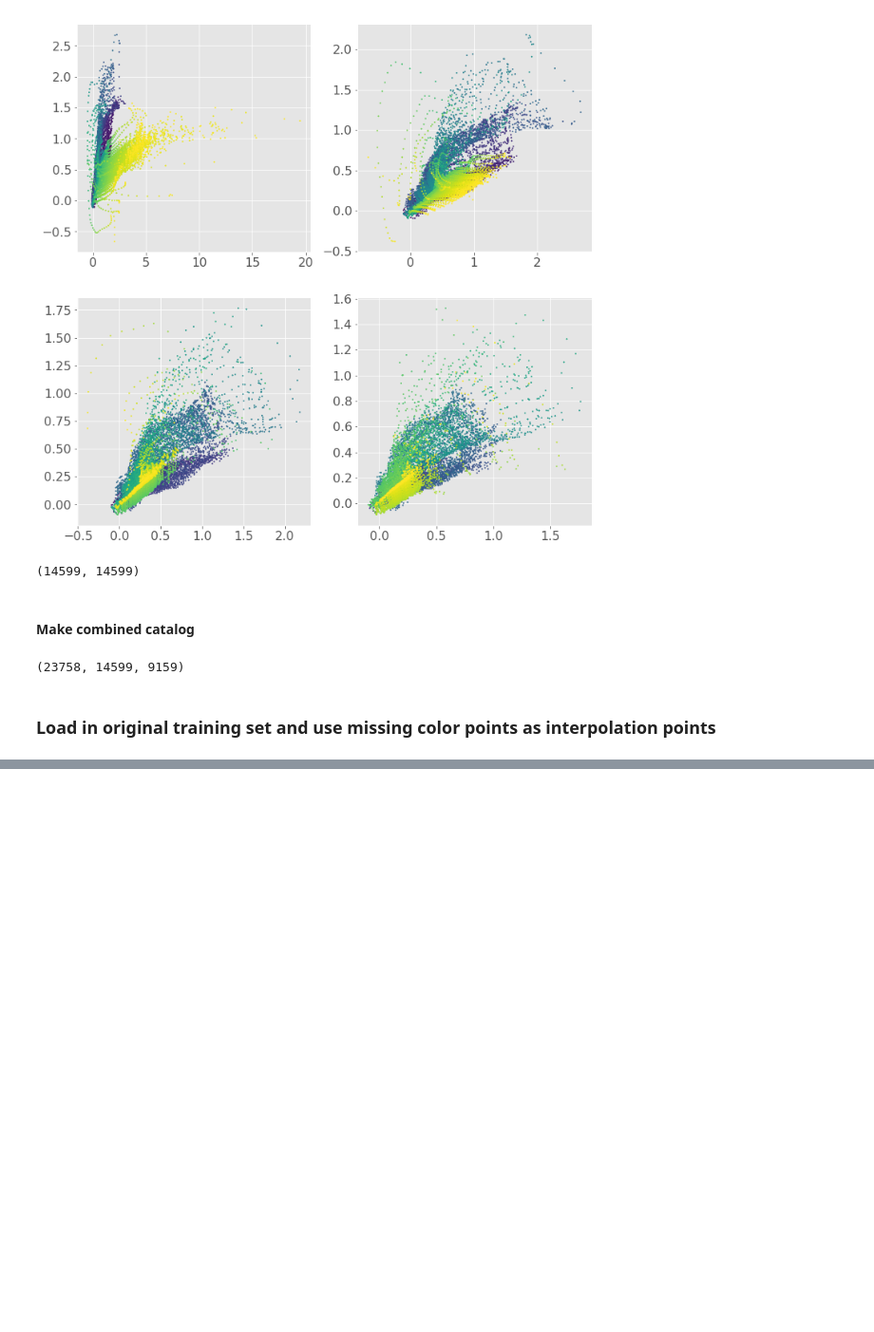
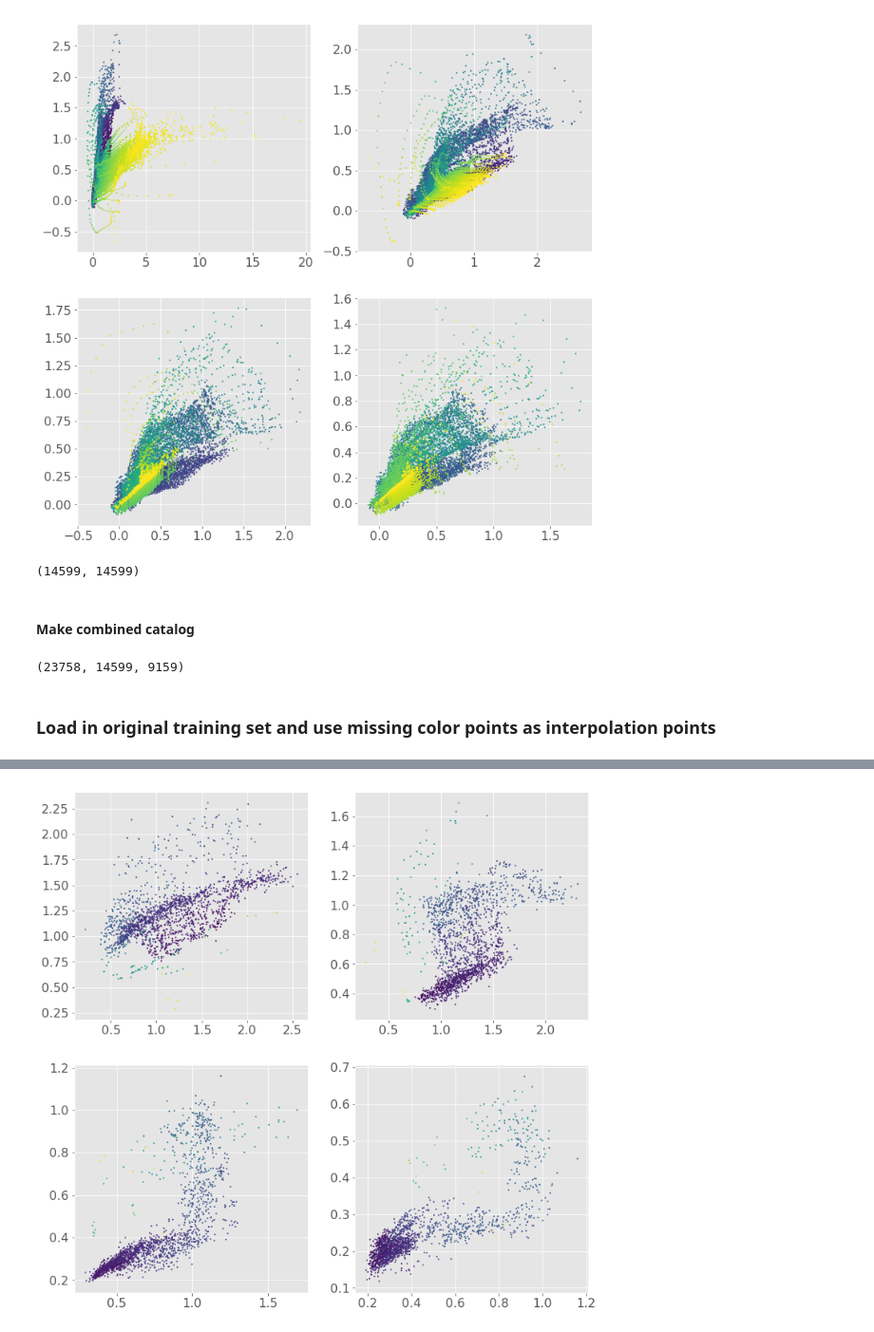
Before and after one commit to jbkalmbach/old_pam, a Jupyter notebook: examples/template_design.ipynb, the cells around one changed output, grey strips where cells are left out. Shown at 95% size. Saved outputs shown, nothing was run; the diff lists cells and outputs as text; code cells hidden in the pictures; blank space fills up the shorter version.

```diff
--- a/examples/template_design.ipynb
+++ b/examples/template_design.ipynb
@@ -250,0 +297,2 @@ missing_training.head()
+# %%
+d2, i2 = nbrs_2.kneighbors(sim_cat_df[['u-g', 'g-r', 'r-i', 'i-z', 'z-y']].values)
@@ -262,0 +321,9 @@ for i in range(4):
+# %%
+fig = plt.figure(figsize=(12,12))
+for i in range(4):
+    fig.add_subplot(2,2,i+1)
+    plt.scatter(sim_target['%s-%s' % (filters[i], filters[i+1])],
+                sim_target['%s-%s' % (filters[i+1], filters[i+2])],
+                c=sim_target['redshift'], s=2)
+# %% [output]
+[figure, added]
```
Also changed, not shown: parts of 31 cells of this notebook, 2 other files.
